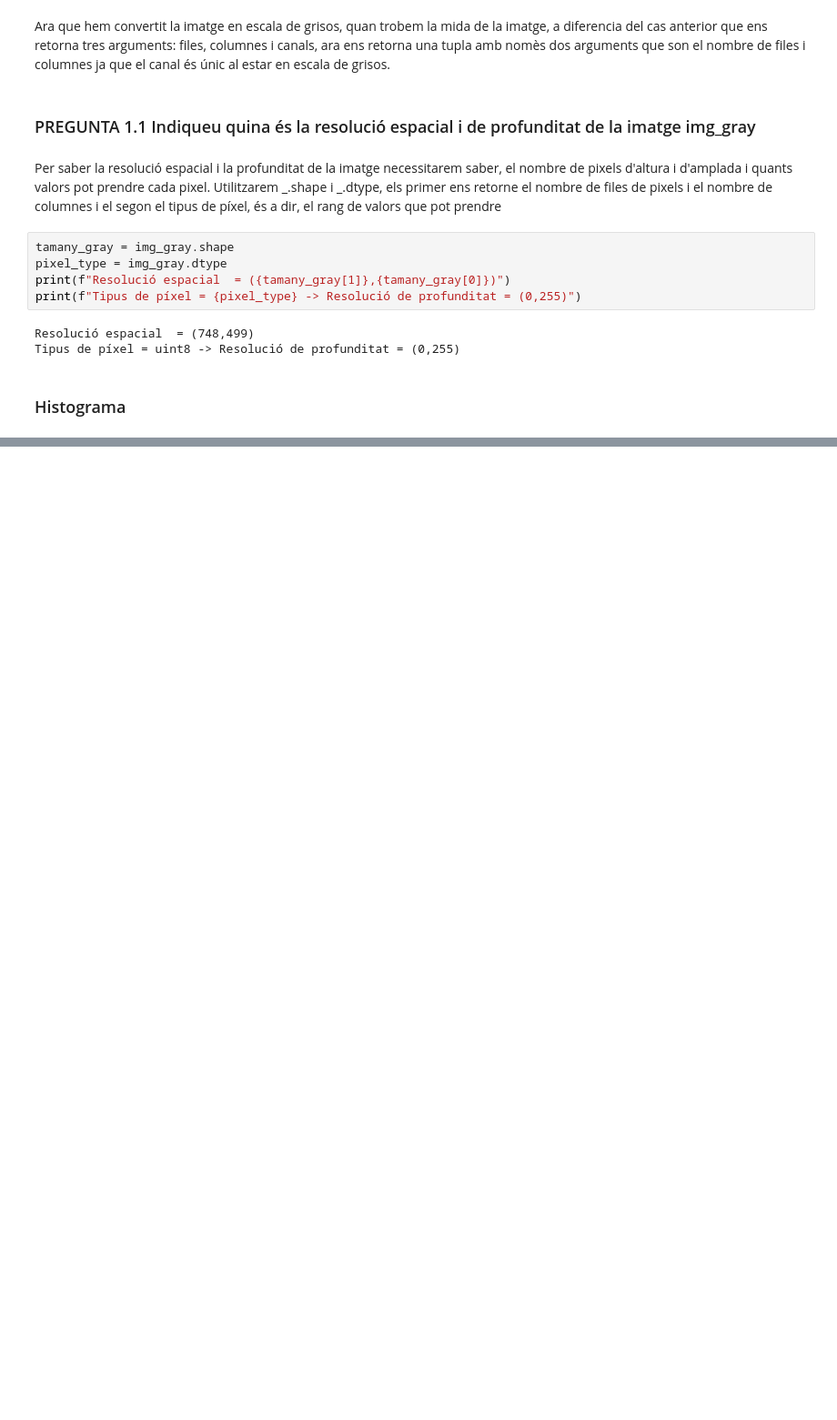
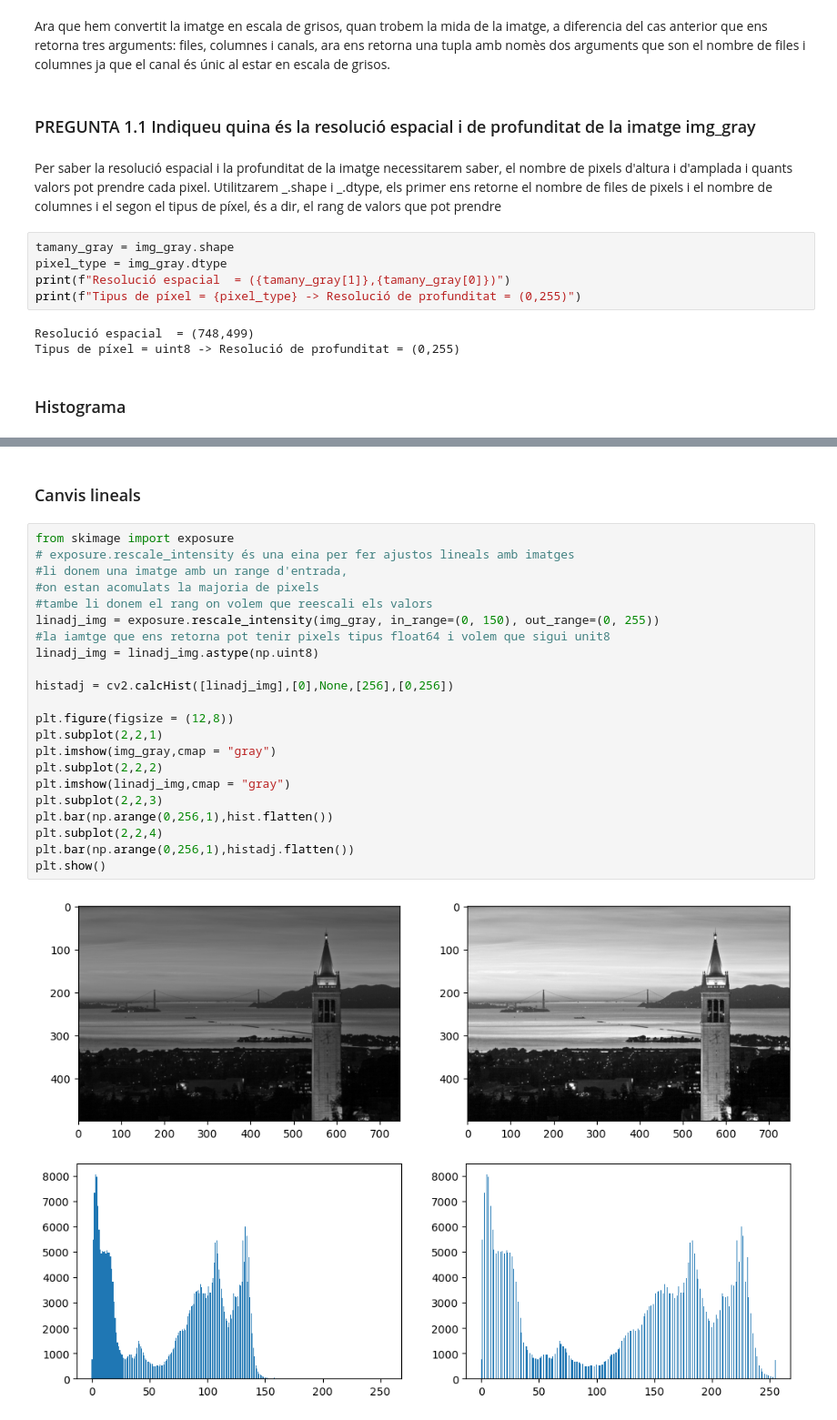
Before and after one commit to Alverd02/Medical-Physics, a Jupyter notebook: 01/Part1/Part01.ipynb, the cells around one changed output, grey strips where cells are left out. Shown: that part at 91% size. Cells and saved outputs as stored; diff of their text form; blank space fills up the shorter version.

```diff
--- a/01/Part1/Part01.ipynb
+++ b/01/Part1/Part01.ipynb
@@ -83,0 +84,26 @@ plt.show()
+# %% [markdown]
+### Canvis lineals
+# %%
+from skimage import exposure
+# exposure.rescale_intensity és una eina per fer ajustos lineals amb imatges
+#li donem una imatge amb un range d'entrada,
+#on estan acomulats la majoria de pixels
+#tambe li donem el rang on volem que reescali els valors
+linadj_img = exposure.rescale_intensity(img_gray, in_range=(0, 150), out_range=(0, 255))
+#la iamtge que ens retorna pot tenir pixels tipus float64 i volem que sigui unit8
+linadj_img = linadj_img.astype(np.uint8)
+
+histadj = cv2.calcHist([linadj_img],[0],None,[256],[0,256])
+
+plt.figure(figsize = (12,8))
+plt.subplot(2,2,1)
+plt.imshow(img_gray,cmap = "gray")
+plt.subplot(2,2,2)
+plt.imshow(linadj_img,cmap = "gray")
+plt.subplot(2,2,3)
+plt.bar(np.arange(0,256,1),hist.flatten())
+plt.subplot(2,2,4)
+plt.bar(np.arange(0,256,1),histadj.flatten())
+plt.show()
+# %% [output]
+[figure, added]
```
Also changed, not shown: parts of 3 cells of this notebook.
